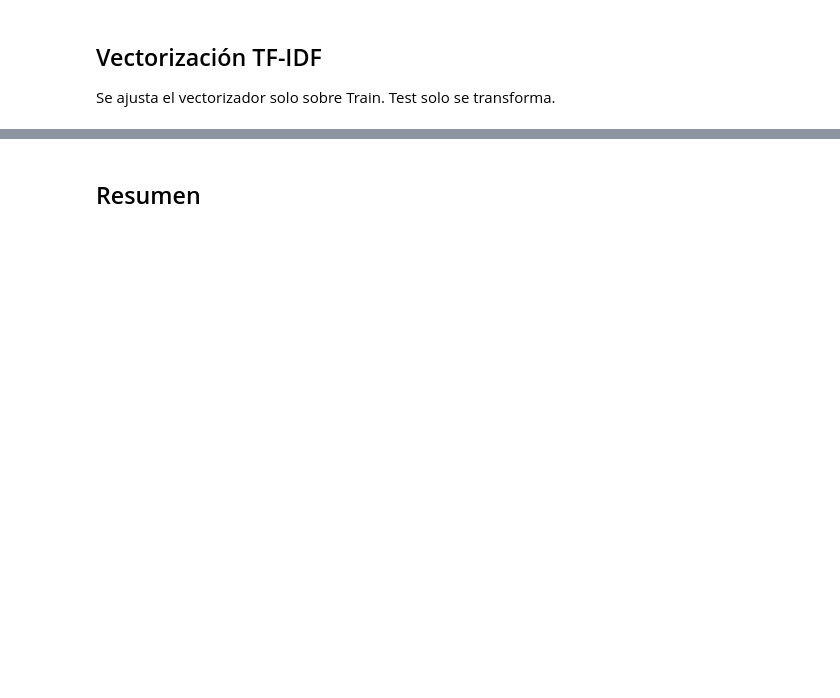
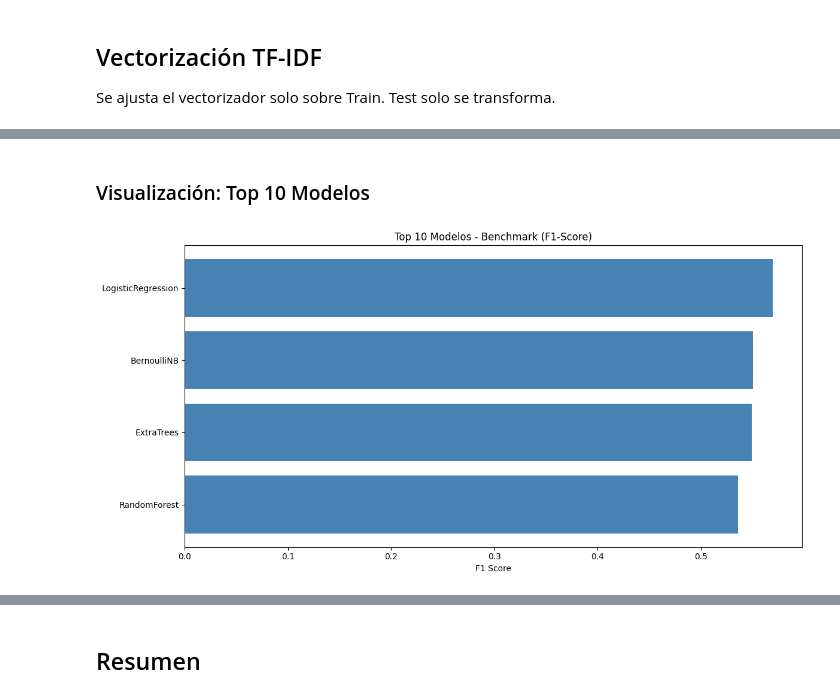
Before and after one commit to JesusRodrigoV/proyecto-integrador-ml-amazon-reviews, a Jupyter notebook: notebooks/f2b_automl_lazypredict.ipynb, the cells around one changed output, grey strips where cells are left out. Drawn from its saved outputs; the diff is of its cells as text; code cells hidden in the pictures; blank space fills up the shorter version.

```diff
--- a/notebooks/f2b_automl_lazypredict.ipynb
+++ b/notebooks/f2b_automl_lazypredict.ipynb
@@ -65,7 +66,7 @@ MODELS_DIR.mkdir(parents=True, exist_ok=True)
 
 MLFLOW_TRACKING_URI = os.environ.get('MLFLOW_TRACKING_URI', 'https://humorous-trusting-domelike.ngrok-free.dev')
 mlflow.set_tracking_uri(MLFLOW_TRACKING_URI)
-mlflow.set_experiment('f2b_automl_flaml')
+mlflow.set_experiment('f2b_automl_lazypredict')
 
 print(f"=== Environment Info ===")
 print(f"IN_COLAB: {IN_COLAB}")
@@ -284,0 +362,19 @@ plt.show()
+# %% [markdown]
+### Visualización: Top 10 Modelos
+# %%
+top = models_df.head(10).reset_index()
+
+if not top.empty:
+    fig, ax = plt.subplots(figsize=(12, 6))
+    bars = ax.barh(range(len(top)), top['F1 Score'], color='steelblue')
+    ax.set_yticks(range(len(top)))
+    ax.set_yticklabels(top['Model'])
+    ax.set_xlabel('F1 Score')
+    ax.set_title('Top 10 Modelos - Benchmark (F1-Score)')
+    ax.invert_yaxis()
+    plt.tight_layout()
+    plt.show()
+else:
+    print('No hay modelos para visualizar.')
+# %% [output]
+[figure, added]
```
Also changed, not shown: parts of 21 cells of this notebook.
